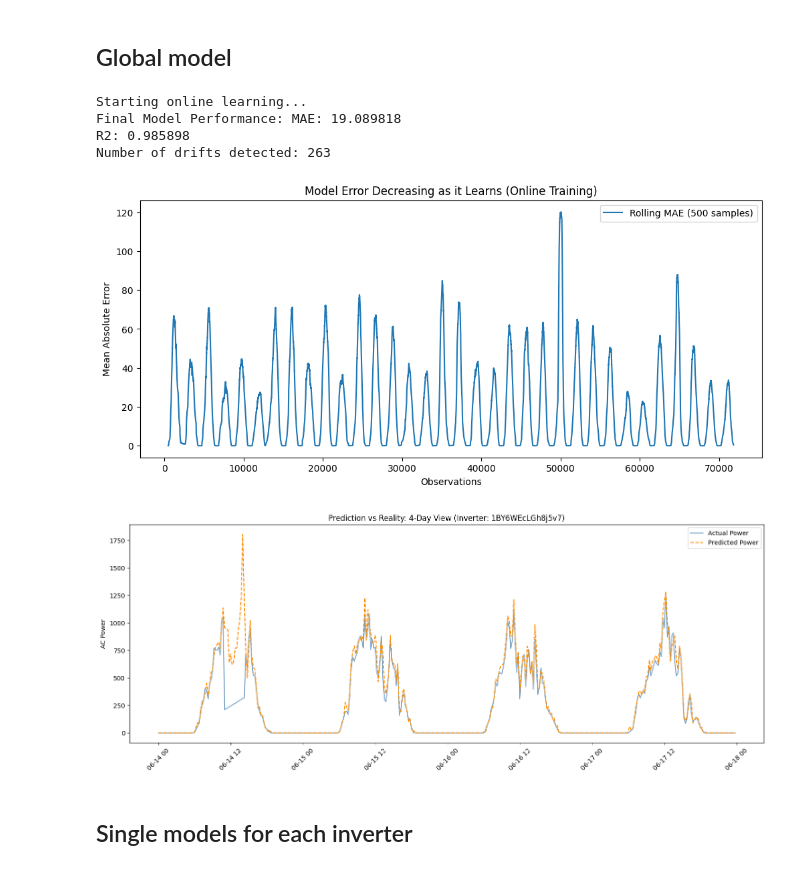
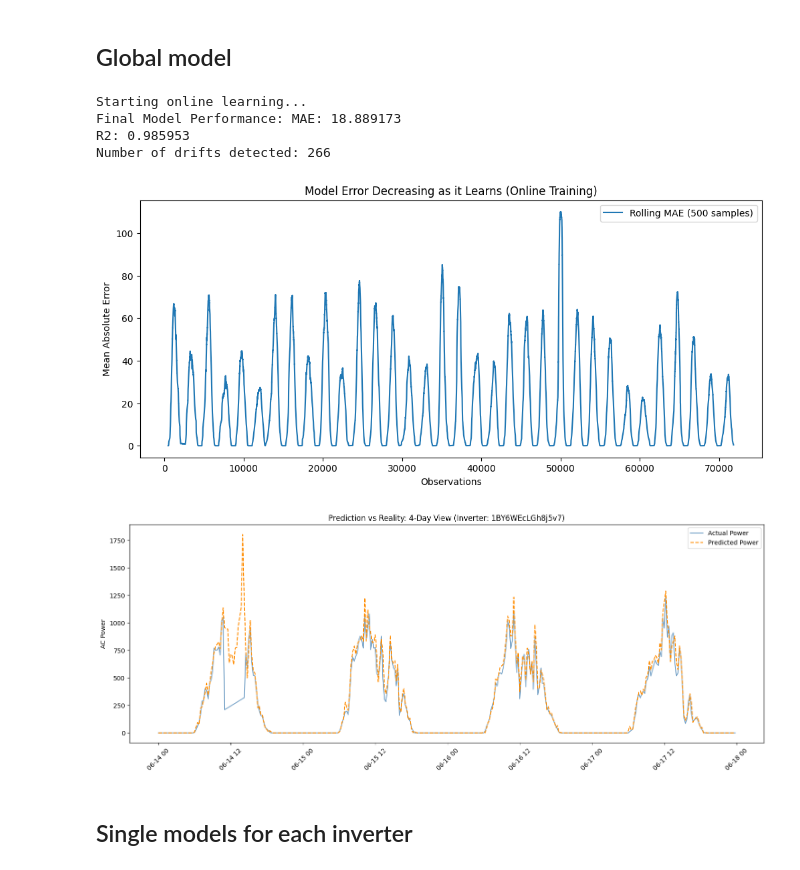
Before and after one commit to hifodbs/MAL_Project, a Jupyter notebook: model_v_0_1.ipynb, the cells around one changed output. Drawn from its saved outputs; the diff is of its cells as text; code cells hidden in the pictures.

Commit message:
Added drift reaction

```diff
--- a/model_v_0_1.ipynb
+++ b/model_v_0_1.ipynb
@@ -14,6 +14,9 @@ df['hour_cos'] = df['DATE_TIME'].dt.hour.apply(lambda h: np.cos(2 * np.pi * h /
 features = ['AMBIENT_TEMPERATURE', 'MODULE_TEMPERATURE', 'IRRADIATION', 'hour_sin', 'hour_cos']
 target = 'AC_POWER'
 
+metric = metrics.MAE() + metrics.R2()
+adwin = drift.ADWIN(delta=0.002)
+
 model = compose.Pipeline(
     preprocessing.StandardScaler(),
     tree.HoeffdingTreeRegressor(
@@ -21,9 +24,6 @@ model = compose.Pipeline(
         model_selector_decay=0.9
     )
 )
-
-metric = metrics.MAE() + metrics.R2()
-adwin = drift.ADWIN(delta=0.002)
 
 print("Starting online learning...")
 
@@ -33,16 +33,25 @@ drift_events = []
 
 for i, (x, y) in enumerate(stream.iter_pandas(df[features], df[target])):
     y_pred = model.predict_one(x)
+    if y_pred is None: y_pred = 0.0
+    if y_pred < 0: y_pred = 0.0
 
-    error = abs(y - (y_pred or 0))
+    error = abs(y - y_pred)
     adwin.update(error)
     if adwin.drift_detected:
         drift_events.append(i)
+        weight = 5.0
+    elif error > 500:
+        weight = 0.0
+    else:
+        weight = 1.0
 
     metric.update(y, y_pred)
     preds.append(y_pred)
     actuals.append(y)
-    model.learn_one(x, y)
+
+    if weight > 0:
+        model.learn_one(x, y, sample_weight=weight)
 
 print(f"Final Model Performance: {metric}")
 print(f"Number of drifts detected: {len(drift_events)}") # TODO: decide what to do with the drift detection
@@ -54,37 +63,37 @@ plt.figure(figsize=(12, 5))
 plt.plot(results['MAE_Rolling'], label='Rolling MAE (500 samples)')
 plt.title('Model Error Decreasing as it Learns (Online Training)')
 plt.xlabel('Observations')
 plt.ylabel('Mean Absolute Error')
 plt.legend()
 plt.show()
 
 eval_df = pd.DataFrame({
     'DATE_TIME': df['DATE_TIME'],
     'SOURCE_KEY': df['SOURCE_KEY'],
     'Actual': actuals,
     'Predicted': preds
 })
 sample_inverter = eval_df['SOURCE_KEY'].unique()[0]
 inverter_data = eval_df[eval_df['SOURCE_KEY'] == sample_inverter]
 
 plt.figure(figsize=(15, 6))
 last_days = inverter_data.tail(96 * 4)
 
 plt.plot(last_days['DATE_TIME'], last_days['Actual'], label='Actual Power', alpha=0.7, color='steelblue')
 plt.plot(last_days['DATE_TIME'], last_days['Predicted'], label='Predicted Power', linestyle='--', color='darkorange')
 
 plt.title(f'Prediction vs Reality: 4-Day View (Inverter: {sample_inverter})')
 plt.ylabel('AC Power')
 plt.legend()
 plt.xticks(rotation=45)
 plt.tight_layout()
 plt.show()
 # %% [output]
 Starting online learning...
-Final Model Performance: MAE: 19.089818
-R2: 0.985898
-Number of drifts detected: 263
+Final Model Performance: MAE: 18.889173
+R2: 0.985953
+Number of drifts detected: 266
-[figure, old version]
+[figure, new version]
 [figure]
 # %% [markdown]
 ## Single models for each inverter
```
Also changed, not shown: parts of 2 cells of this notebook, 1 other file.
